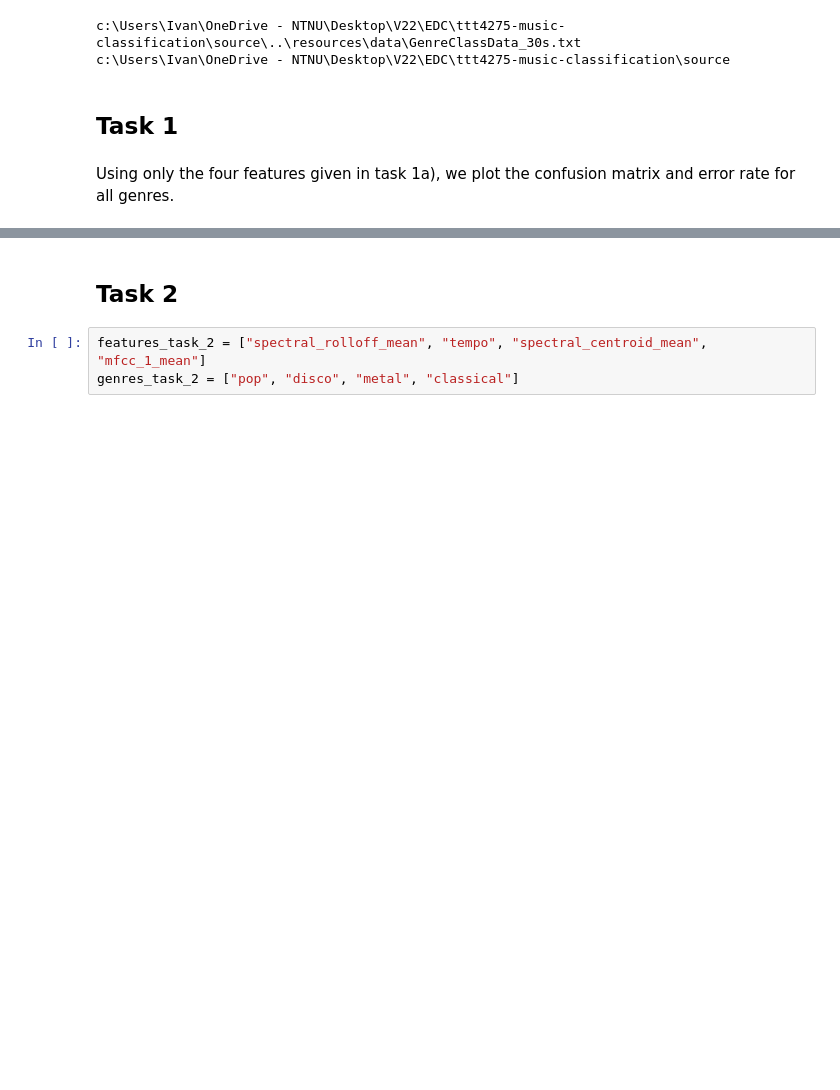
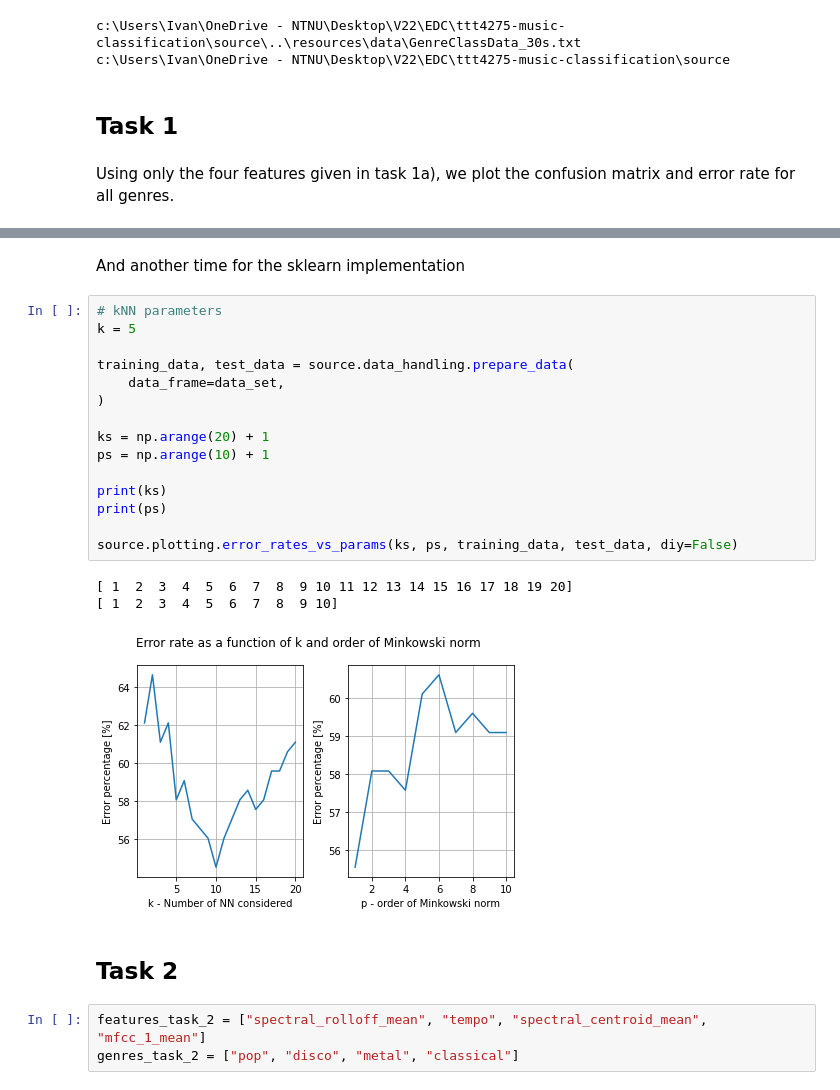
Before and after one commit to nicbres/ttt4275-music-classification, a Jupyter notebook: run.ipynb, the cells around one changed output, grey strips where cells are left out. Drawn from its saved outputs; the diff is of its cells as text; blank space fills up the shorter version.

```diff
--- a/run.ipynb
+++ b/run.ipynb
@@ -87,3 +88,24 @@ source.plotting.error_rates_vs_params(ks, ps, training_data, test_data)
+# %% [markdown]
+And another time for the sklearn implementation
+# %%
+# kNN parameters
+k = 5
+
+training_data, test_data = source.data_handling.prepare_data(
+    data_frame=data_set,
+)
+
+ks = np.arange(20) + 1
+ps = np.arange(10) + 1
+
+print(ks)
+print(ps)
+
+source.plotting.error_rates_vs_params(ks, ps, training_data, test_data, diy=False)
+# %% [output]
+[ 1  2  3  4  5  6  7  8  9 10 11 12 13 14 15 16 17 18 19 20]
+[ 1  2  3  4  5  6  7  8  9 10]
+[figure, added]
 # %% [markdown]
 ## Task 2
 # %%
```
Also changed, not shown: parts of 4 cells of this notebook, 3 other files.
